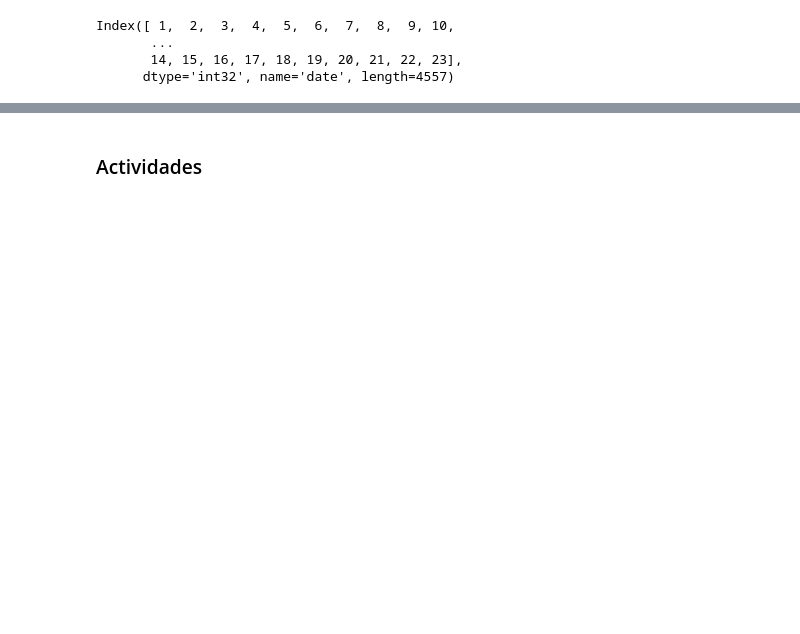
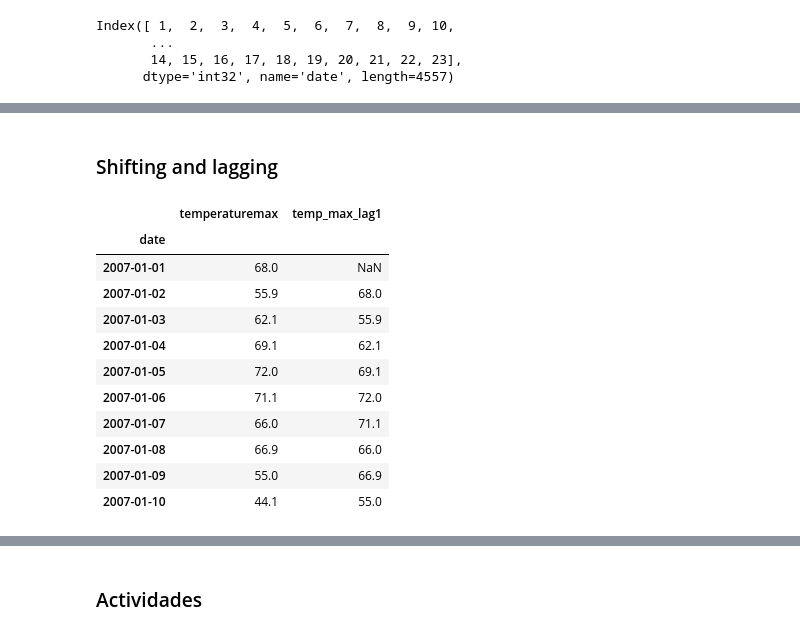
Before and after one commit to wisaaco/TTAD, a Jupyter notebook: notebooks/05_Pandas/04_OtherActions.ipynb, the cells around one changed output, grey strips where cells are left out. Drawn from its saved outputs; the diff is of its cells as text; code cells hidden in the pictures; blank space fills up the shorter version.

```diff
--- a/notebooks/05_Pandas/04_OtherActions.ipynb
+++ b/notebooks/05_Pandas/04_OtherActions.ipynb
@@ -481,0 +641,3 @@ dtype('<M8[ns]')
+# %%
+df["temp_max_7d_avg"] = df["temperaturemax"].rolling(window=7).mean()
+print(df[["temperaturemax", "temp_max_7d_avg"]].head(10))
@@ -481,0 +678,18 @@ dtype('<M8[ns]')
+# %% [markdown]
+### Shifting and lagging
+# %%
+df["temp_max_lag1"] = df["temperaturemax"].shift(1)
+df[["temperaturemax", "temp_max_lag1"]].head(10)
+# %% [output]
+|  | temperaturemax | temp_max_lag1 |
+| date |  |  |
+| 2007-01-01 | 68.0 | NaN |
+| 2007-01-02 | 55.9 | 68.0 |
+| 2007-01-03 | 62.1 | 55.9 |
+| 2007-01-04 | 69.1 | 62.1 |
+| 2007-01-05 | 72.0 | 69.1 |
+| 2007-01-06 | 71.1 | 72.0 |
+| 2007-01-07 | 66.0 | 71.1 |
+| 2007-01-08 | 66.9 | 66.0 |
+| 2007-01-09 | 55.0 | 66.9 |
+| 2007-01-10 | 44.1 | 55.0 |
```
Also changed, not shown: parts of 57 cells of this notebook, 3 other files.
